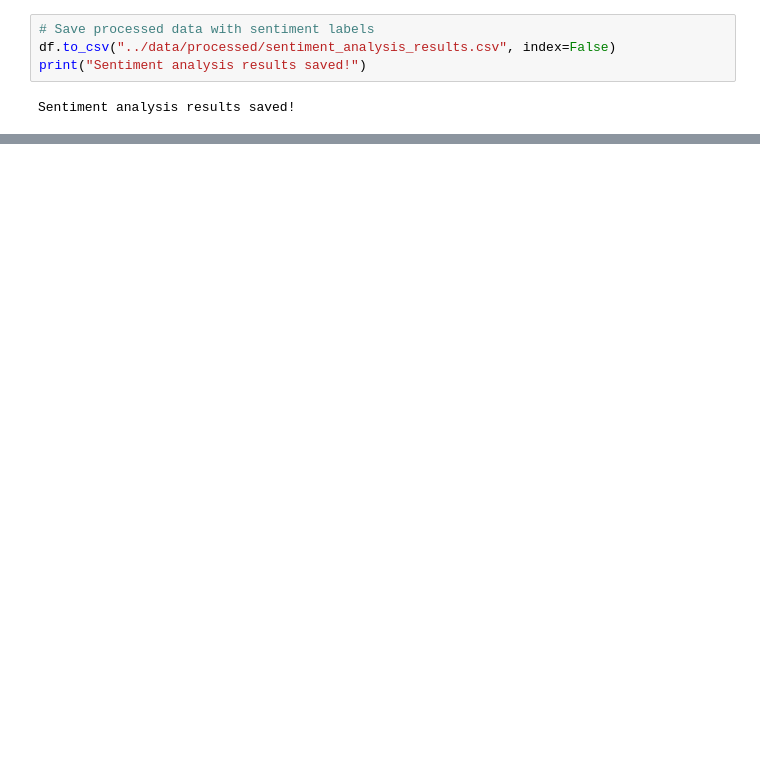
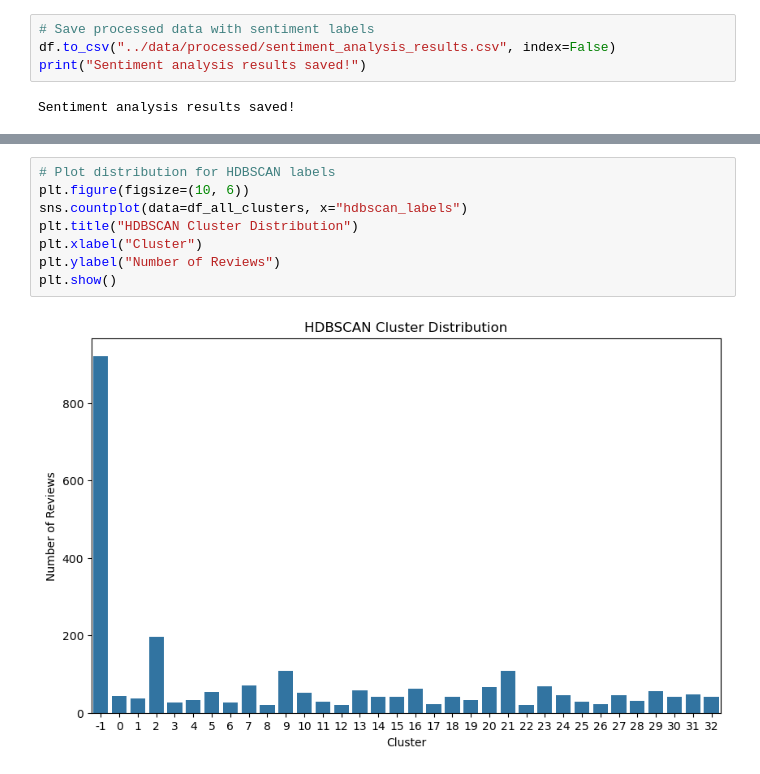
Before and after one commit to oskar-wolf/nlp_air_france_reviews, a Jupyter notebook: notebooks/5_sentiment_analysis.ipynb, the cells around one changed output, grey strips where cells are left out. Cells and saved outputs as stored; diff of their text form; blank space fills up the shorter version.

```diff
--- a/notebooks/5_sentiment_analysis.ipynb
+++ b/notebooks/5_sentiment_analysis.ipynb
@@ -165,0 +275,10 @@ Top 5 Negative Reviews:
+# %%
+# Plot distribution for HDBSCAN labels
+plt.figure(figsize=(10, 6))
+sns.countplot(data=df_all_clusters, x="hdbscan_labels")
+plt.title("HDBSCAN Cluster Distribution")
+plt.xlabel("Cluster")
+plt.ylabel("Number of Reviews")
+plt.show()
+# %% [output]
+[figure, added]
```
Also changed, not shown: parts of 30 cells of this notebook, 3 other files.
